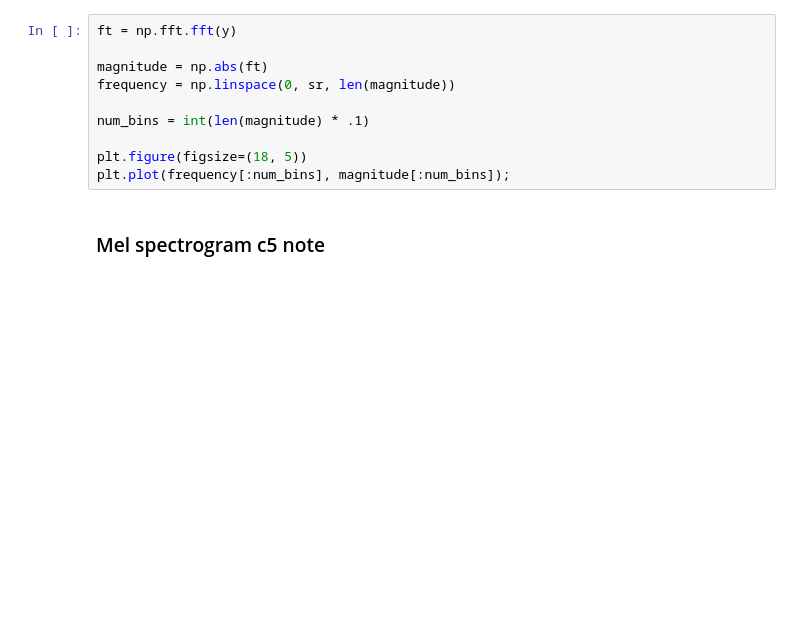
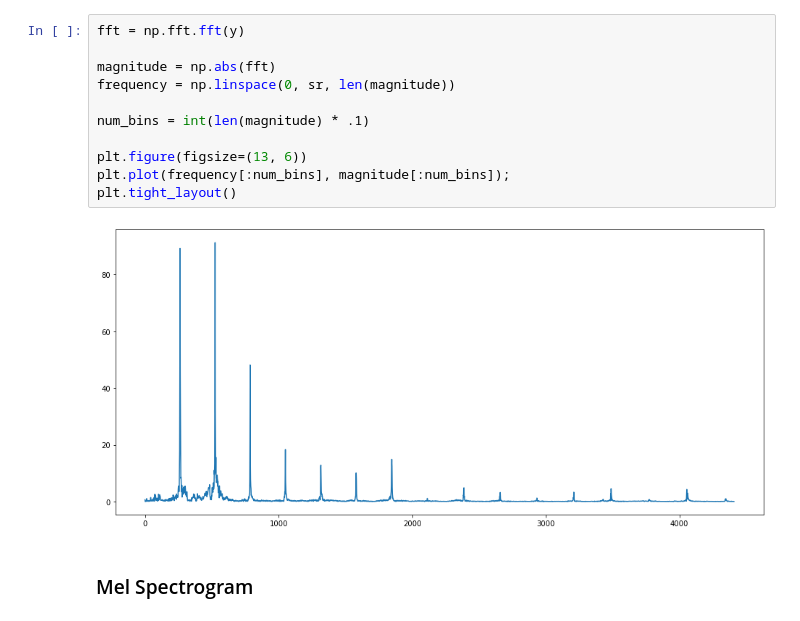
Before and after one commit to yermandy/vehicle-audio-nn, a Jupyter notebook: piano_demo.ipynb, the cells around one changed output. Drawn from its saved outputs; the diff is of its cells as text; blank space fills up the shorter version.

```diff
--- a/piano_demo.ipynb
+++ b/piano_demo.ipynb
@@ -31,15 +35,18 @@ plot_spectrogram(y, sr)
 # %%
-ft = np.fft.fft(y)
+fft = np.fft.fft(y)
 
-magnitude = np.abs(ft)
+magnitude = np.abs(fft)
 frequency = np.linspace(0, sr, len(magnitude))
 
 num_bins = int(len(magnitude) * .1)
 
-plt.figure(figsize=(18, 5))
+plt.figure(figsize=(13, 6))
 plt.plot(frequency[:num_bins], magnitude[:num_bins]);
+plt.tight_layout()
+# %% [output]
+[figure, added]
 # %% [markdown]
-### Mel spectrogram c5 note
+### Mel Spectrogram
 # %%
 mel_spectrogram = librosa.feature.melspectrogram(y, sr=sr, n_fft=1024, hop_length=128, n_mels=100)
 log_mel_spectrogram = librosa.power_to_db(mel_spectrogram)
```
Also changed, not shown: parts of 21 cells of this notebook.
